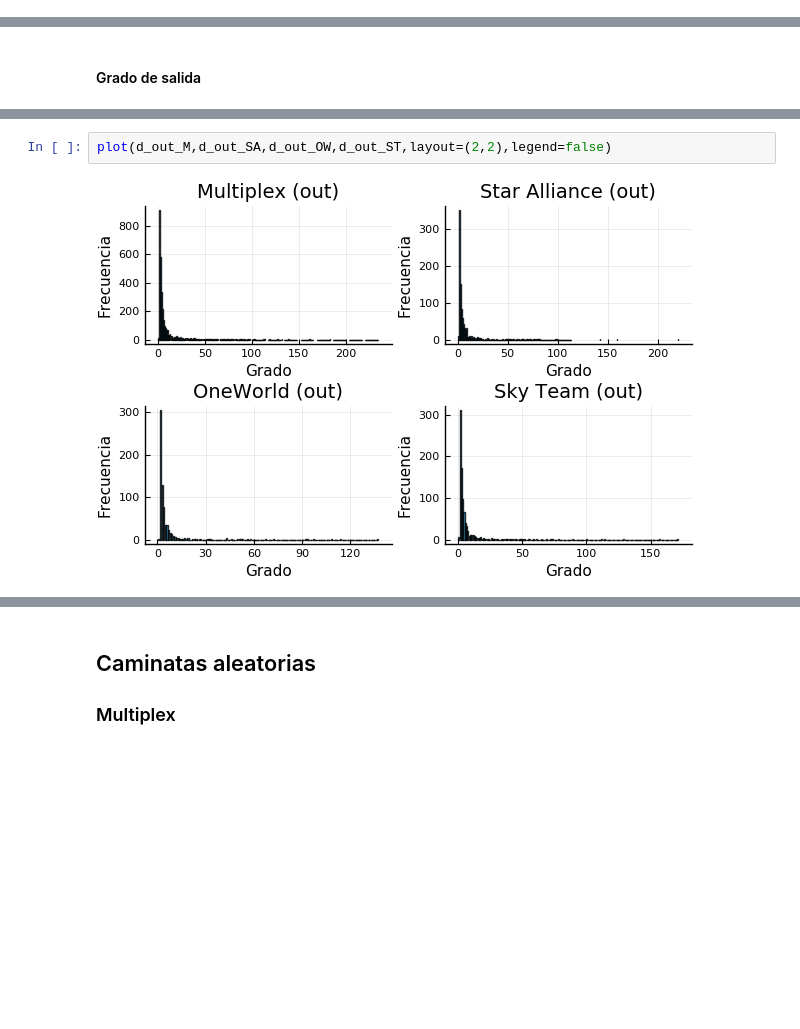
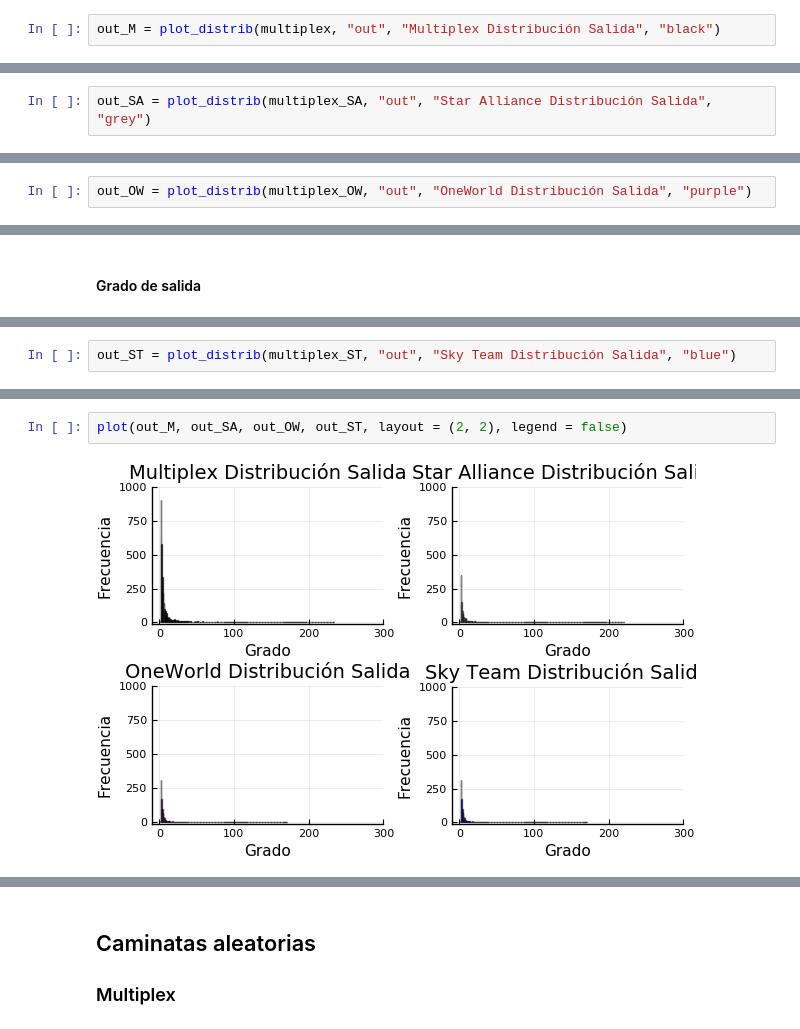
Before and after one commit to Yuriyama/Proyecto_aerolineas, a Jupyter notebook: Code/Alianzas_RW.ipynb, the cells around one changed output, grey strips where cells are left out. Cells and saved outputs as stored; diff of their text form; blank space fills up the shorter version.

```diff
--- a/Code/Alianzas_RW.ipynb
+++ b/Code/Alianzas_RW.ipynb
@@ -958,0 +1038,2 @@ d_out_M = bar(distrib_out_M, color="#0f87bf",alpha=0.8,
+# %%
+out_M = plot_distrib(multiplex, "out", "Multiplex Distribución Salida", "black")
@@ -1118,0 +1060,2 @@ count(i->(i==0), out_c_SA)
+# %%
+out_SA = plot_distrib(multiplex_SA, "out", "Star Alliance Distribución Salida", "grey")
@@ -1182,0 +1082,2 @@ d_out_OW = bar(distrib_out_OW, color="#0f87bf",alpha=0.8,
+# %%
+out_OW = plot_distrib(multiplex_OW, "out", "OneWorld Distribución Salida", "purple")
@@ -1208,0 +1104,2 @@ d_out_ST = bar(distrib_out_ST, color="#0f87bf",alpha=0.8,
+# %%
+out_ST = plot_distrib(multiplex_ST, "out", "Sky Team Distribución Salida", "blue")
@@ -1213,5 +1112,5 @@ plot(d_in_M,d_in_SA,d_in_OW,d_in_ST,layout=(2,2),legend=false)
 # %%
-plot(d_out_M,d_out_SA,d_out_OW,d_out_ST,layout=(2,2),legend=false)
+plot(out_M, out_SA, out_OW, out_ST, layout = (2, 2), legend = false)
 # %% [output]
-[figure, old version]
+[figure, new version]
 # %%
```
Also changed, not shown: parts of 302 cells of this notebook, 1 other file.
